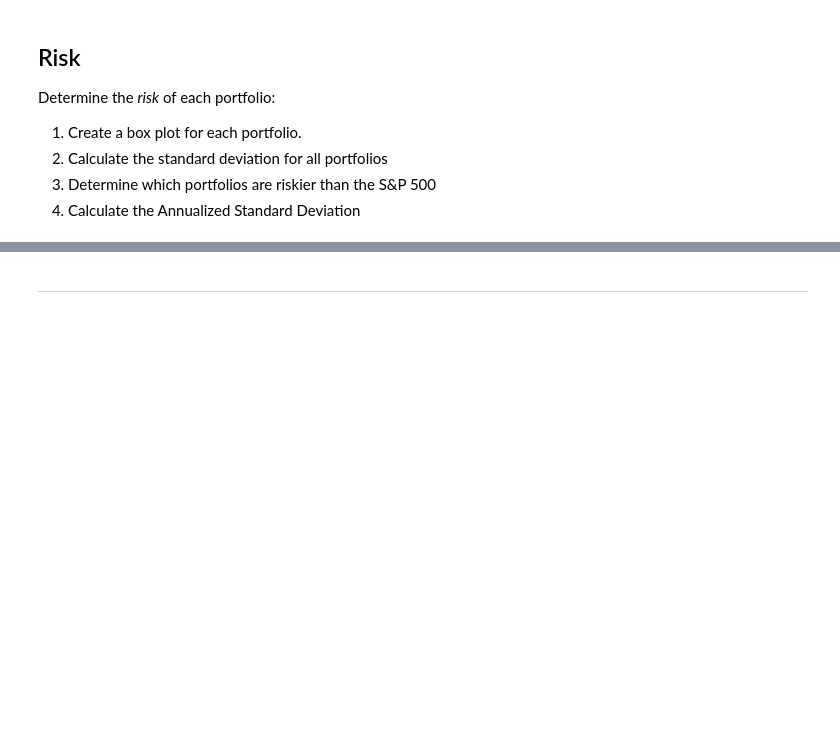
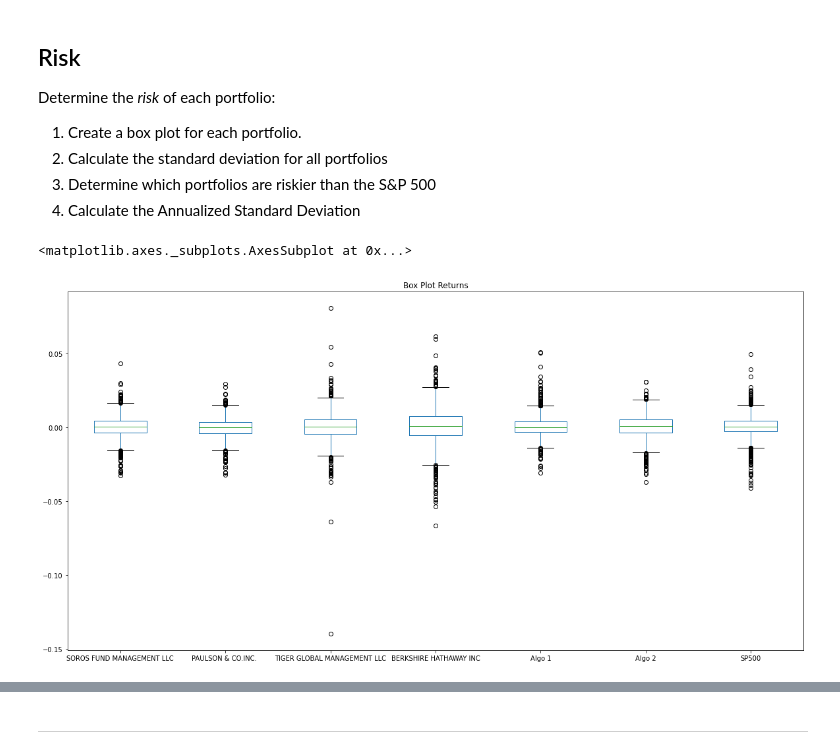
Before and after one commit to hensingh29/homework3, a Jupyter notebook: 04-Pandas_Homework_Starter_Code_whale_analysis.ipynb, the cells around one changed output, grey strips where cells are left out. Saved outputs shown, nothing was run; the diff lists cells and outputs as text; code cells hidden in the pictures; blank space fills up the shorter version.

Commit message:
Portfolio Analysis & Risk done

```diff
--- a/04-Pandas_Homework_Starter_Code_whale_analysis.ipynb
+++ b/04-Pandas_Homework_Starter_Code_whale_analysis.ipynb
@@ -220,3 +240,14 @@ Determine the _risk_ of each portfolio:
+# %%
+# Box plot to visually show risk
+# YOUR CODE HERE
+
+allportfolios.plot.box(figsize=(20,10),title='Box Plot Returns')
+
+# Berkshire slightly riskier than SP500 with potential for higher rewards/losses
+# Algo 1: less risky with higher rewards?
+# %% [output]
+<matplotlib.axes._subplots.AxesSubplot at 0x...>
+[figure, added]
 # %%
 # Daily Standard Deviations
 # Calculate the standard deviation for each portfolio.
```
Also changed, not shown: parts of 9 cells of this notebook.
